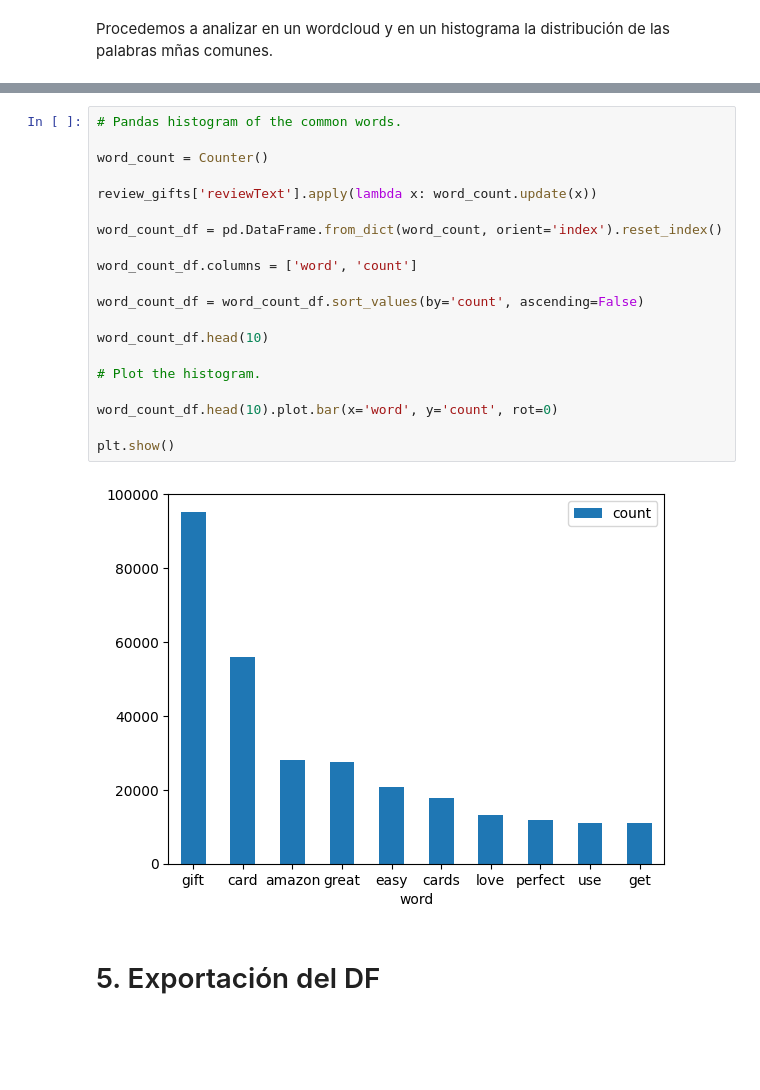
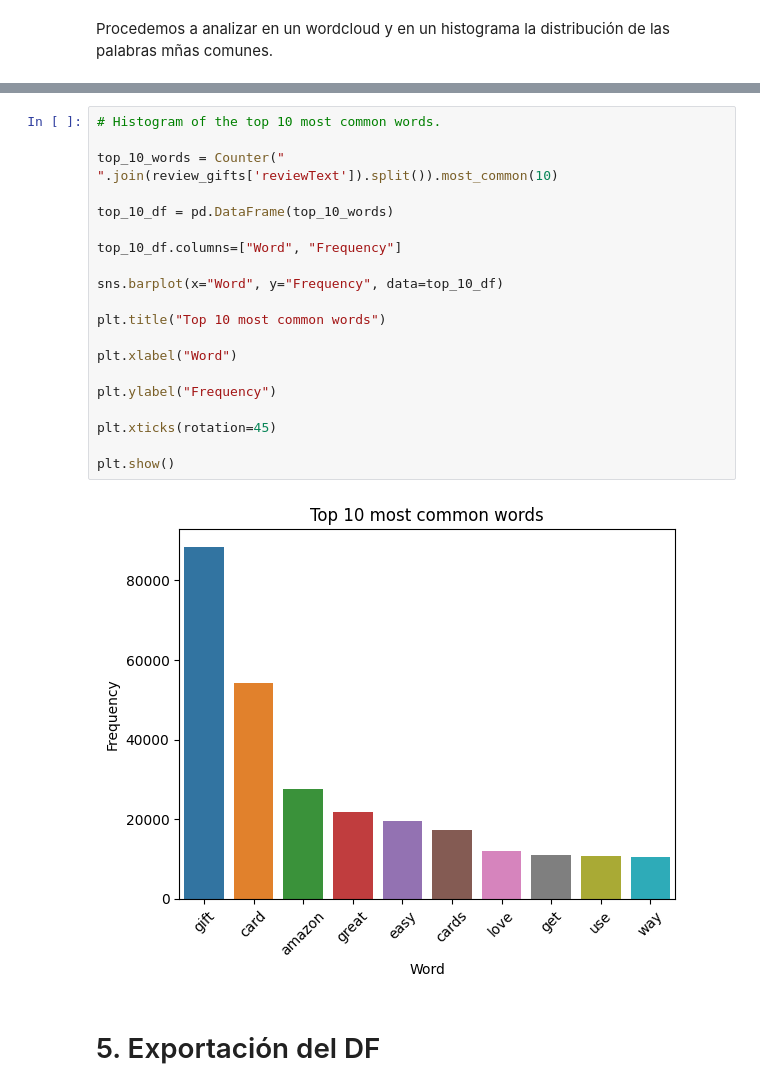
Before and after one commit to ComputingVictor/TFM_ValuationSentimentEngine, a Jupyter notebook: notebooks/reviews/0_DataPreprocessing.ipynb, the cells around one changed output, grey strips where cells are left out. Saved outputs shown, nothing was run; the diff lists cells and outputs as text; blank space fills up the shorter version.

```diff
--- a/notebooks/reviews/0_DataPreprocessing.ipynb
+++ b/notebooks/reviews/0_DataPreprocessing.ipynb
@@ -389,25 +389,25 @@ plt.show()
-# %%
-# Pandas histogram of the common words.
-
-word_count = Counter()
-
-review_gifts['reviewText'].apply(lambda x: word_count.update(x))
-
-word_count_df = pd.DataFrame.from_dict(word_count, orient='index').reset_index()
-
-word_count_df.columns = ['word', 'count']
-
-word_count_df = word_count_df.sort_values(by='count', ascending=False)
-
-word_count_df.head(10)
-
-# Plot the histogram.
-
-word_count_df.head(10).plot.bar(x='word', y='count', rot=0)
-
-plt.show()
-# %% [output]
-[figure, removed]
+# %%
+# Histogram of the top 10 most common words.
+
+top_10_words = Counter(" ".join(review_gifts['reviewText']).split()).most_common(10)
+
+top_10_df = pd.DataFrame(top_10_words)
+
+top_10_df.columns=["Word", "Frequency"]
+
+sns.barplot(x="Word", y="Frequency", data=top_10_df)
+
+plt.title("Top 10 most common words")
+
+plt.xlabel("Word")
+
+plt.ylabel("Frequency")
+
+plt.xticks(rotation=45)
+
+plt.show()
+# %% [output]
+[figure, added]
 # %% [markdown]
 # <a name="exportacion"> 5. Exportación del DF <a>
 # %% [markdown]
```
Also changed, not shown: parts of 2 cells of this notebook, 5 other files.
